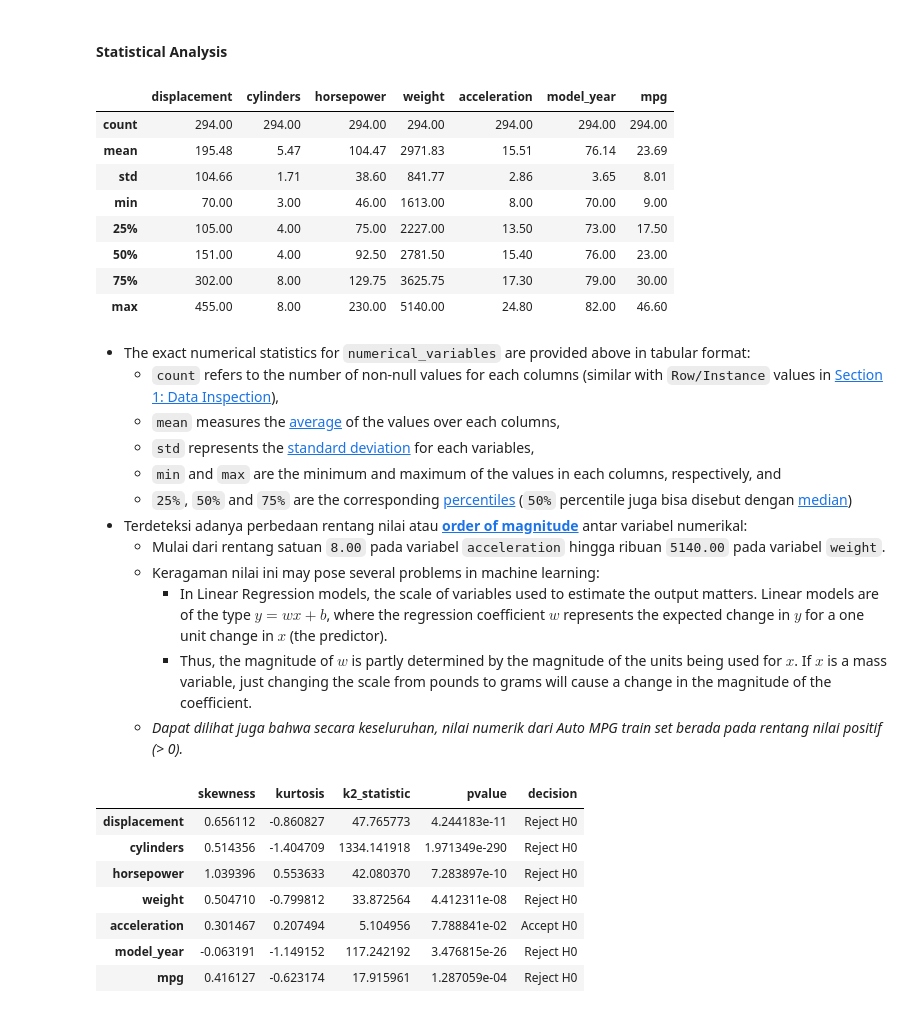
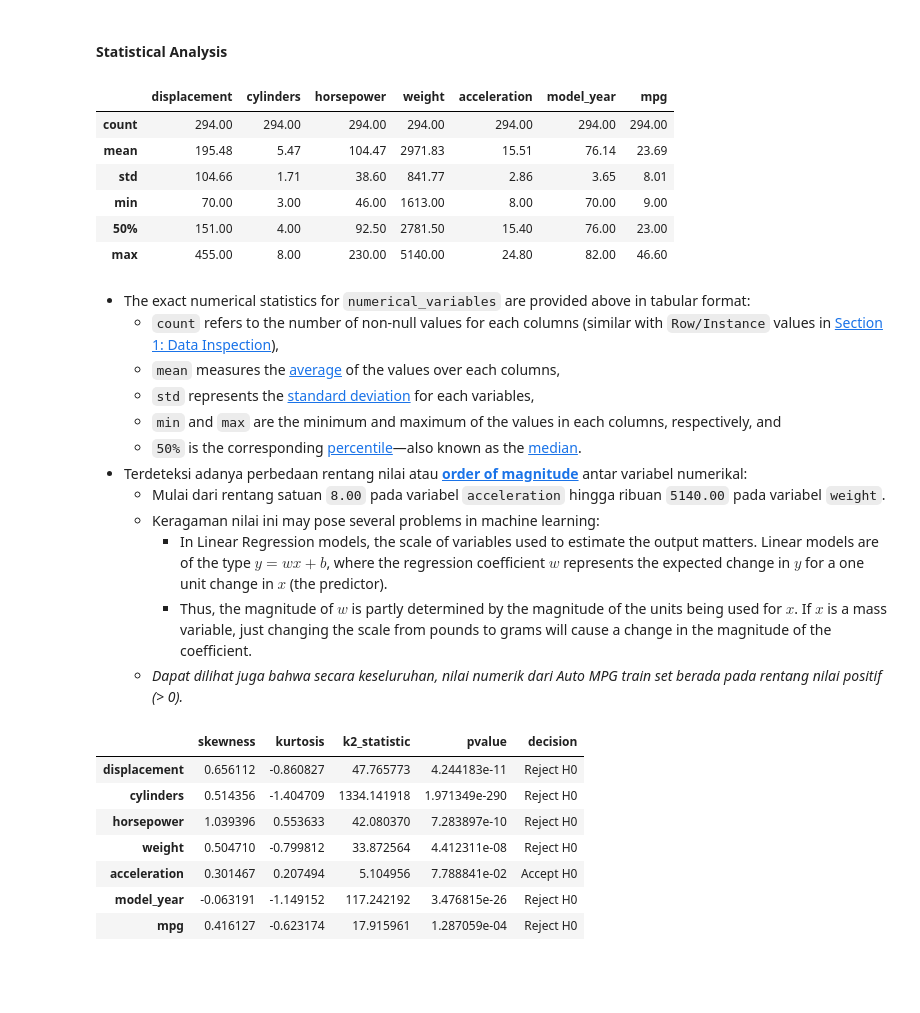
Before and after one commit to garudapaksi-yusuf/Auto_MPG_Prediction, a Jupyter notebook: notebook/notebook.ipynb, the cells around one changed output. Cells and saved outputs as stored; diff of their text form; code cells hidden in the pictures; blank space fills up the shorter version.

```diff
--- a/notebook/notebook.ipynb
+++ b/notebook/notebook.ipynb
@@ -383,20 +402,18 @@ Univariate analysis is the simplest form of data analysis, focusing on describin
 # %%
 # subset numerical variables from train set
 numerical_train = data_train.select_dtypes(include="number")
 
-# generate descriptive statistics for numerical variables
+# generate simple descriptive statistics for numerical variables
 numerical_train\
-    .describe()\
+    .describe(percentiles=[0.5])\
         .round(decimals=2)
 # %% [output]
 |  | displacement | cylinders | horsepower | weight | acceleration | model_year | mpg |
 | count | 294.00 | 294.00 | 294.00 | 294.00 | 294.00 | 294.00 | 294.00 |
 | mean | 195.48 | 5.47 | 104.47 | 2971.83 | 15.51 | 76.14 | 23.69 |
 | std | 104.66 | 1.71 | 38.60 | 841.77 | 2.86 | 3.65 | 8.01 |
 | min | 70.00 | 3.00 | 46.00 | 1613.00 | 8.00 | 70.00 | 9.00 |
-| 25% | 105.00 | 4.00 | 75.00 | 2227.00 | 13.50 | 73.00 | 17.50 |
 | 50% | 151.00 | 4.00 | 92.50 | 2781.50 | 15.40 | 76.00 | 23.00 |
-| 75% | 302.00 | 8.00 | 129.75 | 3625.75 | 17.30 | 79.00 | 30.00 |
 | max | 455.00 | 8.00 | 230.00 | 5140.00 | 24.80 | 82.00 | 46.60 |
 # %% [markdown]
 * The exact numerical statistics for `numerical_variables` are provided above in tabular format:
@@ -404,7 +421,7 @@ numerical_train\
     * `mean` measures the [average](https://en.wikipedia.org/wiki/Arithmetic_mean) of the values over each columns,
     * `std` represents the [standard deviation](https://en.wikipedia.org/wiki/Standard_deviation) for each variables,
     * `min` and `max` are the minimum and maximum of the values in each columns, respectively, and
-    * `25%`, `50%` and `75%` are the corresponding [percentiles](https://en.wikipedia.org/wiki/Percentile) (`50%` percentile juga bisa disebut dengan [median](https://en.wikipedia.org/wiki/Median))
+    * `50%` is the corresponding [percentile](https://en.wikipedia.org/wiki/Percentile)—also known as the [median](https://en.wikipedia.org/wiki/Median).
 * Terdeteksi adanya perbedaan rentang nilai atau [**order of magnitude**](https://en.wikipedia.org/wiki/Order_of_magnitude) antar variabel numerikal:
     * Mulai dari rentang satuan `8.00` pada variabel `acceleration` hingga ribuan `5140.00` pada variabel `weight`.
     * Keragaman nilai ini may pose several problems in machine learning:
```
Also changed, not shown: parts of 75 cells of this notebook.
